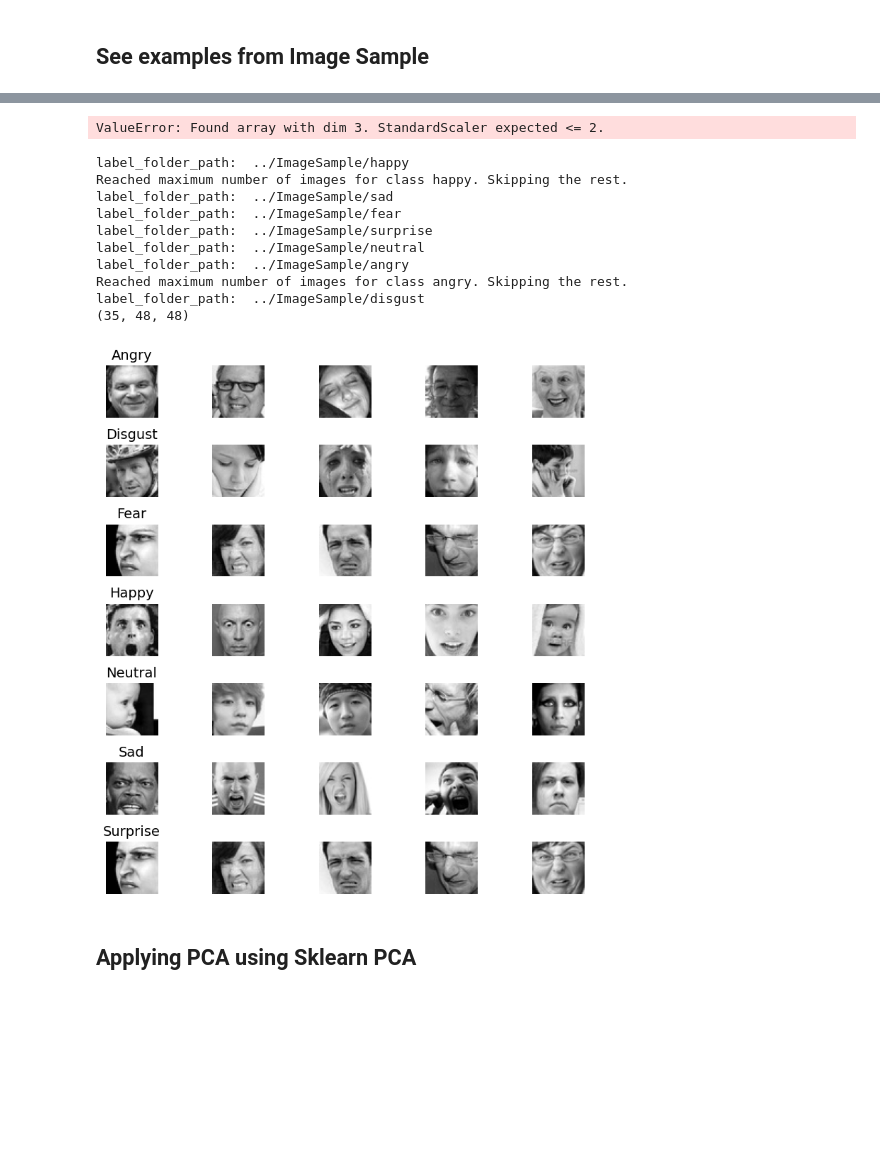
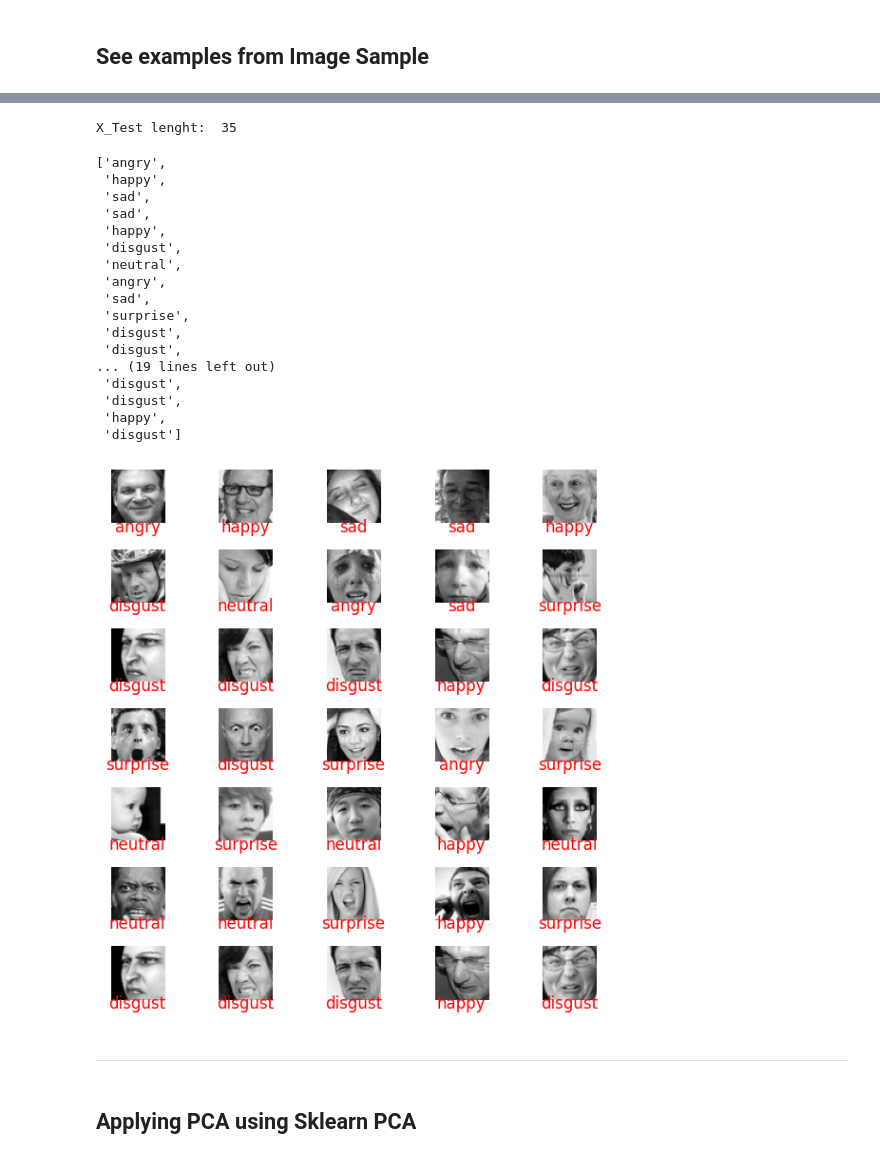
Before and after one commit to MGurcan/FaceEmotionRecognition, a Jupyter notebook: Scripts/ModelEducation/Methods/Method1/method1.ipynb, the cells around one changed output, grey strips where cells are left out. Cells and saved outputs as stored; diff of their text form; code cells hidden in the pictures; blank space fills up the shorter version.

```diff
--- a/Scripts/ModelEducation/Methods/Method1/method1.ipynb
+++ b/Scripts/ModelEducation/Methods/Method1/method1.ipynb
@@ -200,3 +199,22 @@ plt.title('Confusion Matrisi')
 plt.show()
 # %% [markdown]
 ## See examples from Image Sample
+# %%
+path_samle = '../ImageSample'
+images_small, labels_small = load_images_from_folder(path_samle, max_images_per_class = 5, flatten=False)
+
+fig, axes = plt.subplots(nrows=7, ncols=5, figsize=(8, 8))
+
+for row_num, row_ax in enumerate(axes):
+
+    for i, ax in enumerate(row_ax):
+        image_index = 5 * row_num + i
+
+        if image_index >= len(images_small):
+            break
+
+        ax.imshow(images_small[image_index], cmap='gray')
+        ax.axis('off')
+
+plt.tight_layout()
+plt.show()
@@ -204,9 +233,30 @@ plt.show()
 num_points = 32
 radius = 3
 
+X_test_lbp = np.array([LBP(image, num_points, radius) for image in images_small])
 X_train_lbp = np.array([LBP(image, num_points, radius) for image in X_train])
-X_test_lbp = np.array([LBP(image, num_points, radius) for image in X_test])
+X_test_lbp_flat = np.array([lbp.flatten() for lbp in X_test_lbp])
 X_train_lbp_flat = np.array([lbp.flatten() for lbp in X_train_lbp])
-X_test_lbp_flat = np.array([lbp.flatten() for lbp in X_test_lbp])
+
+preds_small = apply_manuel_PCA(X_train_lbp_flat, X_test_lbp_flat, y_train)
+
+# in the below cell you can see the results of predicstions in an array
 # %% [output]
-ValueError: Found array with dim 3. StandardScaler expected <= 2.
+X_Test lenght:  35
+['angry',
+ 'happy',
+ 'sad',
+ 'sad',
+ 'happy',
+ 'disgust',
+ 'neutral',
+ 'angry',
+ 'sad',
+ 'surprise',
+ 'disgust',
+ 'disgust',
+... (19 lines left out)
+ 'disgust',
+ 'disgust',
+ 'happy',
+ 'disgust']
@@ -215,35 +263,21 @@ X_train_pca, X_test_pca = manuel_PCA(X_train_lbp_flat, X_test_lbp_flat, 0.95)
 # %%
-path_samle = '../ImageSample'
-images_small, labels_small = load_images_from_folder(path_samle, max_images_per_class = 5, flatten=False)
+preds_small = ['angry', 'happy', 'sad', 'sad', 'happy', 'disgust', 'neutral', 'angry', 'sad', 'surprise', 'disgust', 'disgust', 'disgust', 'happy', 'disgust', 'surprise', 'disgust', 'surprise', 'angry', 'surprise', 'neutral', 'surprise', 'neutral', 'happy', 'neutral', 'neutral', 'neutral', 'surprise', 'happy', 'surprise', 'disgust', 'disgust', 'disgust', 'happy', 'disgust']
 
-print(images_small.shape)
-fig, axes = plt.subplots(nrows=7, ncols=5, figsize=(8, 8))
-
-row_titles = ['Angry', 'Disgust', 'Fear', 'Happy', 'Neutral', 'Sad', 'Surprise']
+fig, axes = plt.subplots(nrows=7, ncols=5, figsize=(6, 6))
 
 for row_num, row_ax in enumerate(axes):
-    row_ax[0].set_title(row_titles[row_num], fontsize=14)
-
     for i, ax in enumerate(row_ax):
         image_index = 5 * row_num + i
 
         if image_index >= len(images_small):
             break
 
         ax.imshow(images_small[image_index], cmap='gray')
         ax.axis('off')
 
+        ax.text(0.5, -0.15, preds_small[image_index], color='red', fontsize=12, ha='center', transform=ax.transAxes)
+
 plt.tight_layout()
 plt.show()
 # %% [output]
-label_folder_path:  ../ImageSample/happy
-Reached maximum number of images for class happy. Skipping the rest.
-label_folder_path:  ../ImageSample/sad
-label_folder_path:  ../ImageSample/fear
-label_folder_path:  ../ImageSample/surprise
-label_folder_path:  ../ImageSample/neutral
-label_folder_path:  ../ImageSample/angry
-Reached maximum number of images for class angry. Skipping the rest.
-label_folder_path:  ../ImageSample/disgust
-(35, 48, 48)
-[figure, old version]
+[figure, new version]
@@ -260,3 +284,5 @@ apply_manuel_PCA(X_train_lbp_flat, X_test_lbp_flat, y_train)
+# %% [markdown]
+---
 # %% [markdown]
 ## Applying PCA using Sklearn PCA
 # %%
```
Also changed, not shown: parts of 4 cells of this notebook, 2 other files.
